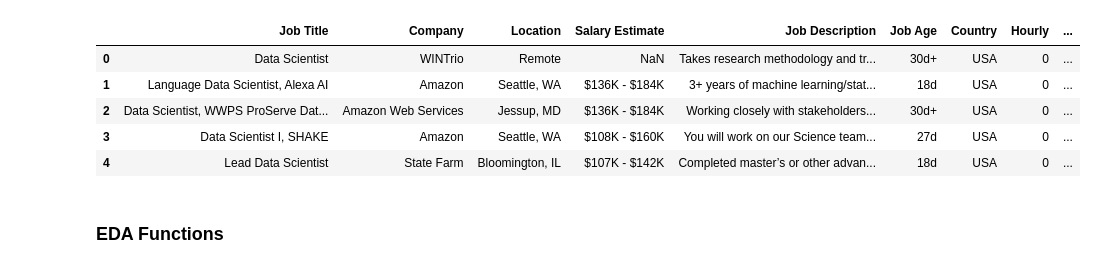
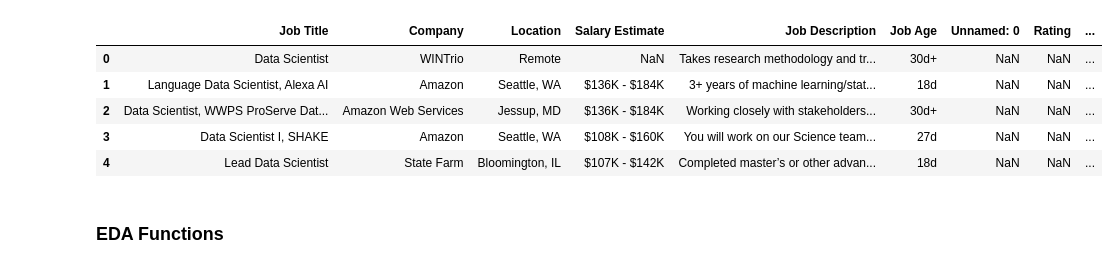
Before and after one commit to Salah-Mo-hammed/ds-jobs, a Jupyter notebook: ds_jobs_project/notebooks/contd_preperation_phase.ipynb, the cells around one changed output. Saved outputs shown, nothing was run; the diff lists cells and outputs as text; code cells hidden in the pictures.

Commit message:
project ver 2, added more data

```diff
--- a/ds_jobs_project/notebooks/contd_preperation_phase.ipynb
+++ b/ds_jobs_project/notebooks/contd_preperation_phase.ipynb
@@ -9,15 +9,16 @@ from sklearn.compose import ColumnTransformer
 from sklearn.preprocessing import (StandardScaler, OneHotEncoder, OrdinalEncoder)
 pd.set_option('display.max_columns', 1000)
 # %%
-df=pd.read_csv("/home/salah-mohammed/Data_Science/ds_jobs_project/data/cleaned_dfs/updated_df.csv")
+df=pd.read_csv("/home/salah-mohammed/Data_Science/ds_jobs_project/data/cleaned_dfs/big_updated_df.csv")
+# df=df.drop(columns=['Unnamed: 0'	,'Rating'	,'Company Name'	,'Headquarters'	,'Size'	,'Founded'	,'Type of ownership'	,'Industry'	,'Sector',	'Revenue'	,'Competitors'])
 df.head()
 # %% [output]
-|  | Job Title | Company | Location | Salary Estimate | Job Description | Job Age | Country | Hourly | ... |
-| 0 | Data Scientist | WINTrio | Remote | NaN | Takes research methodology and tr... | 30d+ | USA | 0 | ... |
-| 1 | Language Data Scientist, Alexa AI | Amazon | Seattle, WA | $136K - $184K | 3+ years of machine learning/stat... | 18d | USA | 0 | ... |
-| 2 | Data Scientist, WWPS ProServe Dat... | Amazon Web Services | Jessup, MD | $136K - $184K | Working closely with stakeholders... | 30d+ | USA | 0 | ... |
-| 3 | Data Scientist I, SHAKE | Amazon | Seattle, WA | $108K - $160K | You will work on our Science team... | 27d | USA | 0 | ... |
-| 4 | Lead Data Scientist | State Farm | Bloomington, IL | $107K - $142K | Completed master’s or other advan... | 18d | USA | 0 | ... |
+|  | Job Title | Company | Location | Salary Estimate | Job Description | Job Age | Unnamed: 0 | Rating | ... |
+| 0 | Data Scientist | WINTrio | Remote | NaN | Takes research methodology and tr... | 30d+ | NaN | NaN | ... |
+| 1 | Language Data Scientist, Alexa AI | Amazon | Seattle, WA | $136K - $184K | 3+ years of machine learning/stat... | 18d | NaN | NaN | ... |
+| 2 | Data Scientist, WWPS ProServe Dat... | Amazon Web Services | Jessup, MD | $136K - $184K | Working closely with stakeholders... | 30d+ | NaN | NaN | ... |
+| 3 | Data Scientist I, SHAKE | Amazon | Seattle, WA | $108K - $160K | You will work on our Science team... | 27d | NaN | NaN | ... |
+| 4 | Lead Data Scientist | State Farm | Bloomington, IL | $107K - $142K | Completed master’s or other advan... | 18d | NaN | NaN | ... |
 # %% [markdown]
 ### EDA Functions
 # %%
```
Also changed, not shown: parts of 15 cells of this notebook, 5 other files.
